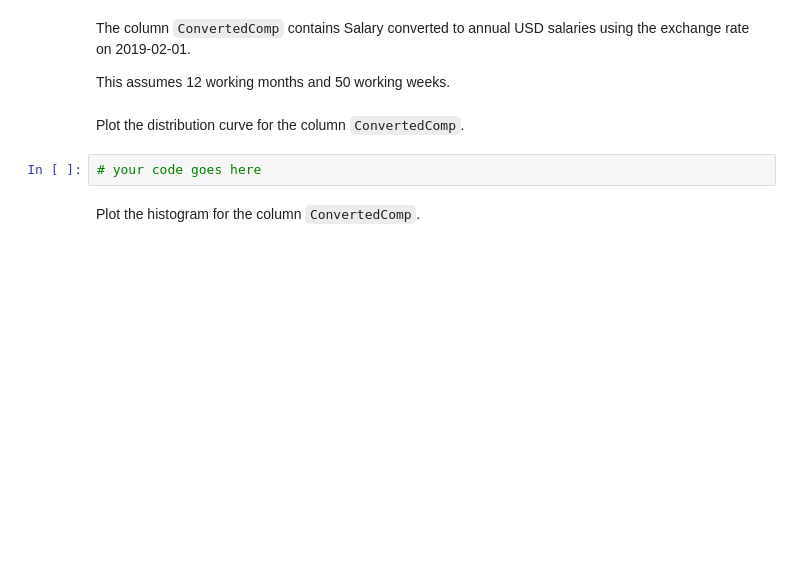
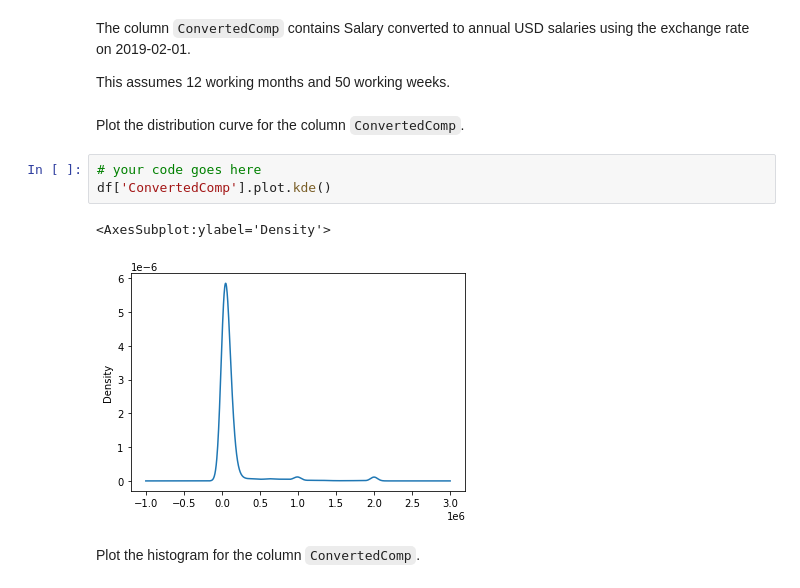
Before and after one commit to mittelalter/TIL, a Jupyter notebook: IBM_Data_Analytics/final/EDA.ipynb, the cells around one changed output. Saved outputs shown, nothing was run; the diff lists cells and outputs as text; blank space fills up the shorter version.

```diff
--- a/IBM_Data_Analytics/final/EDA.ipynb
+++ b/IBM_Data_Analytics/final/EDA.ipynb
@@ -49,6 +49,10 @@ This assumes 12 working months and 50 working weeks.
 Plot the distribution curve for the column `ConvertedComp`.
 # %%
 # your code goes here
+df['ConvertedComp'].plot.kde()
+# %% [output]
+<AxesSubplot:ylabel='Density'>
+[figure, added]
 # %% [markdown]
 Plot the histogram for the column `ConvertedComp`.
 # %%
```
Also changed, not shown: parts of 14 cells of this notebook, 1 other file.
